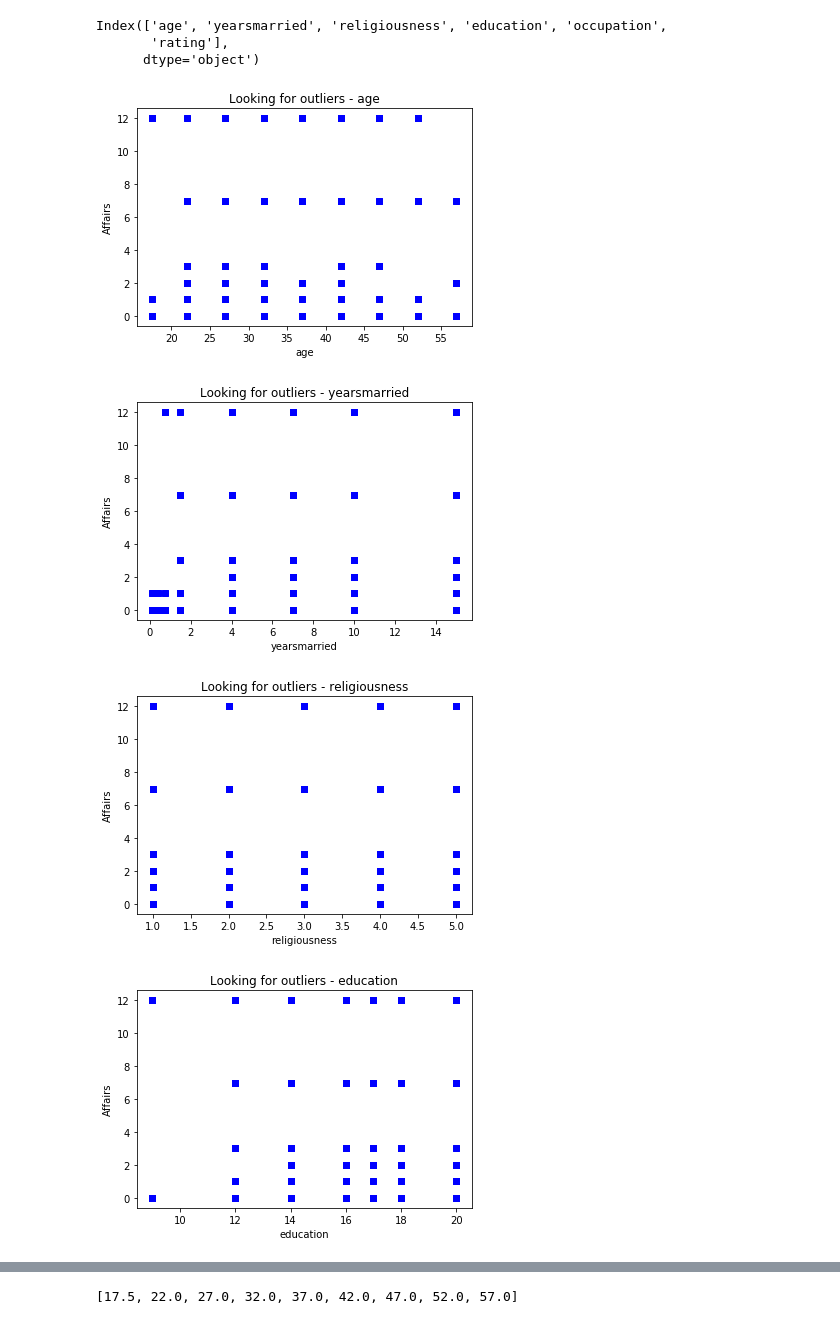
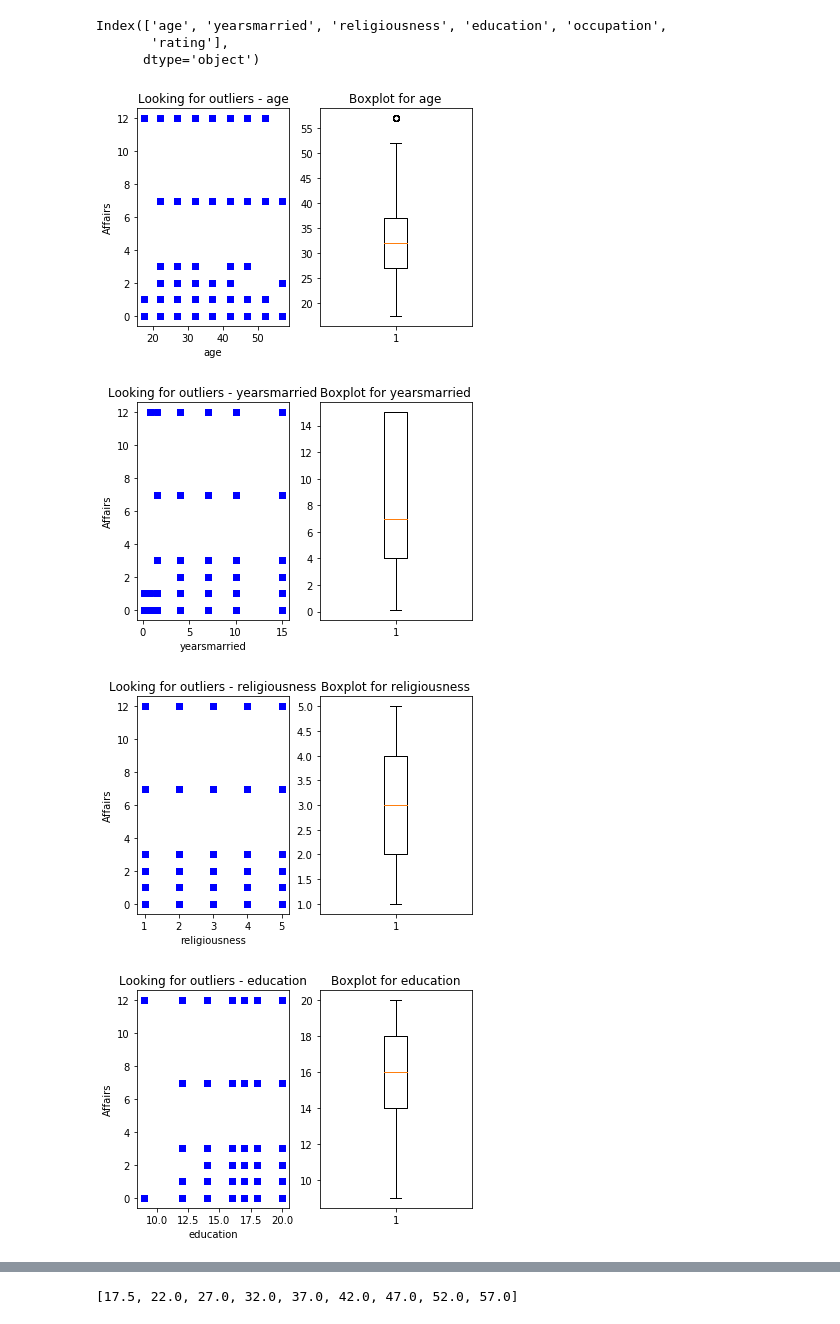
Before and after one commit to mathiasvh/cs_aitopics, a Jupyter notebook: project/Affairs dataset.ipynb, the cells around one changed output, grey strips where cells are left out. Cells and saved outputs as stored; diff of their text form; code cells hidden in the pictures.

```diff
--- a/project/Affairs dataset.ipynb
+++ b/project/Affairs dataset.ipynb
@@ -48,13 +48,18 @@ Index(['age', 'yearsmarried', 'religiousness', 'education', 'occupation',
       dtype='object')
 # %%
 for c in numerical_features:
+    plt.subplot(1,2,1)
     plt.scatter(df.loc[:,c], df.affairs, c = "blue", marker = "s")
     plt.title("Looking for outliers - " + c)
     plt.xlabel(c)
     plt.ylabel("Affairs")
+
+    plt.subplot(1,2,2)
+    plt.title("Boxplot for " + c)
+    plt.boxplot(df.loc[:,c])
     plt.show()
 # %% [output]
-[figure, old version]
+[figure, new version]
-[figure, old version]
+[figure, new version]
-[figure, old version]
+[figure, new version]
-[figure, old version]
+[figure, new version]
```
Also changed, not shown: parts of 12 cells of this notebook, 1 other file.
